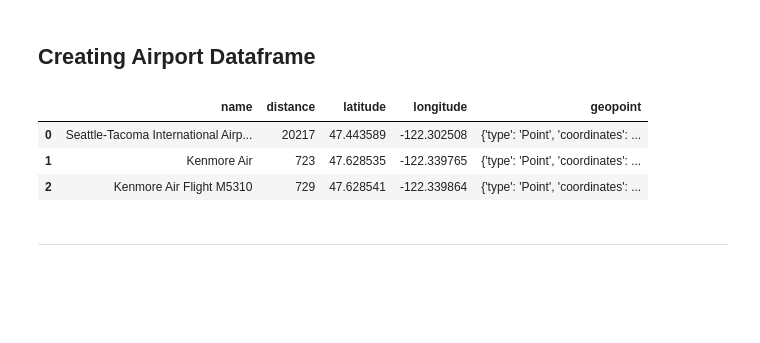
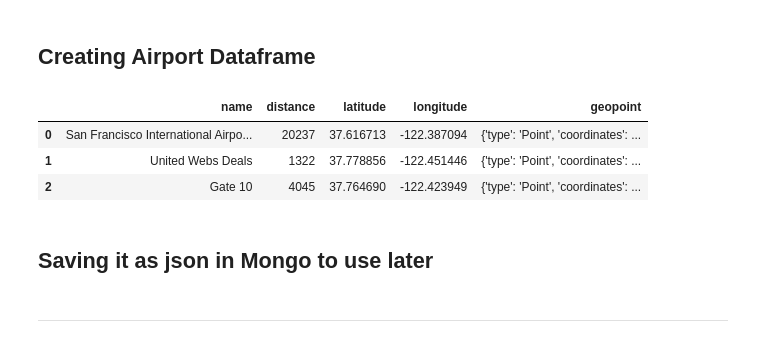
Before and after one commit to JaimeSanz28/Earth_Blueprint, a Jupyter notebook: api_near_queries.ipynb, the cells around one changed output. Saved outputs shown, nothing was run; the diff lists cells and outputs as text; code cells hidden in the pictures; blank space fills up the shorter version.

```diff
--- a/api_near_queries.ipynb
+++ b/api_near_queries.ipynb
@@ -18,7 +20,7 @@ def foursquareAPI(search):
     client_id=os.getenv('CLIENT_ID'),
     client_secret=os.getenv('CLIENT_SECRET'),
     v='20180323',
-    ll="47.62405,-122.33279",
+    ll="37.78986, -122.45712",
     query=search,
     limit=100
     )
@@ -34,10 +38,10 @@ def foursquareAPI(search):
 # %%
 starbucks = foursquareAPI("Starbucks")
 # %%
-starbucks_seattle=[]
+starbucks_niners=[]
 for i in list(range(len(starbucks["response"]["groups"][0]["items"]))):
 
-            starbucks_seattle.append({
+            starbucks_niners.append({
         "name": starbucks["response"]["groups"][0]["items"][i]["venue"]["name"],
         "distance": starbucks["response"]["groups"][0]["items"][i]["venue"]["location"]["distance"],
         "latitude": starbucks["response"]["groups"][0]["items"][i]["venue"]["location"]["lat"],
@@ -60,22 +70,24 @@ df_starbucks.head(3)
 # %%
 airports = foursquareAPI("Airport")
 # %%
-airports_seattle=[]
+airports_niners=[]
 for i in list(range(len(airports["response"]["groups"][0]["items"]))):
 
-            airports_seattle.append({
+            airports_niners.append({
         "name": airports["response"]["groups"][0]["items"][i]["venue"]["name"],
         "distance": airports["response"]["groups"][0]["items"][i]["venue"]["location"]["distance"],
         "latitude": airports["response"]["groups"][0]["items"][i]["venue"]["location"]["lat"],
         "longitude": airports["response"]["groups"][0]["items"][i]["venue"]["location"]["lng"]
     })
 # %%
-df_airports = pd.DataFrame(list(airports_seattle))
+df_airports = pd.DataFrame(list(airports_niners))
 
 df_airports["geopoint"] = df_airports.apply(transformToGeoPoint, axis=1)
 df_airports.head(3)
 # %% [output]
 |  | name | distance | latitude | longitude | geopoint |
-| 0 | Seattle-Tacoma International Airp... | 20217 | 47.443589 | -122.302508 | {'type': 'Point', 'coordinates': ... |
-| 1 | Kenmore Air | 723 | 47.628535 | -122.339765 | {'type': 'Point', 'coordinates': ... |
-| 2 | Kenmore Air Flight M5310 | 729 | 47.628541 | -122.339864 | {'type': 'Point', 'coordinates': ... |
+| 0 | San Francisco International Airpo... | 20237 | 37.616713 | -122.387094 | {'type': 'Point', 'coordinates': ... |
+| 1 | United Webs Deals | 1322 | 37.778856 | -122.451446 | {'type': 'Point', 'coordinates': ... |
+| 2 | Gate 10 | 4045 | 37.764690 | -122.423949 | {'type': 'Point', 'coordinates': ... |
+# %% [markdown]
+## Saving it as json in Mongo to use later
```
Also changed, not shown: parts of 68 cells of this notebook.
